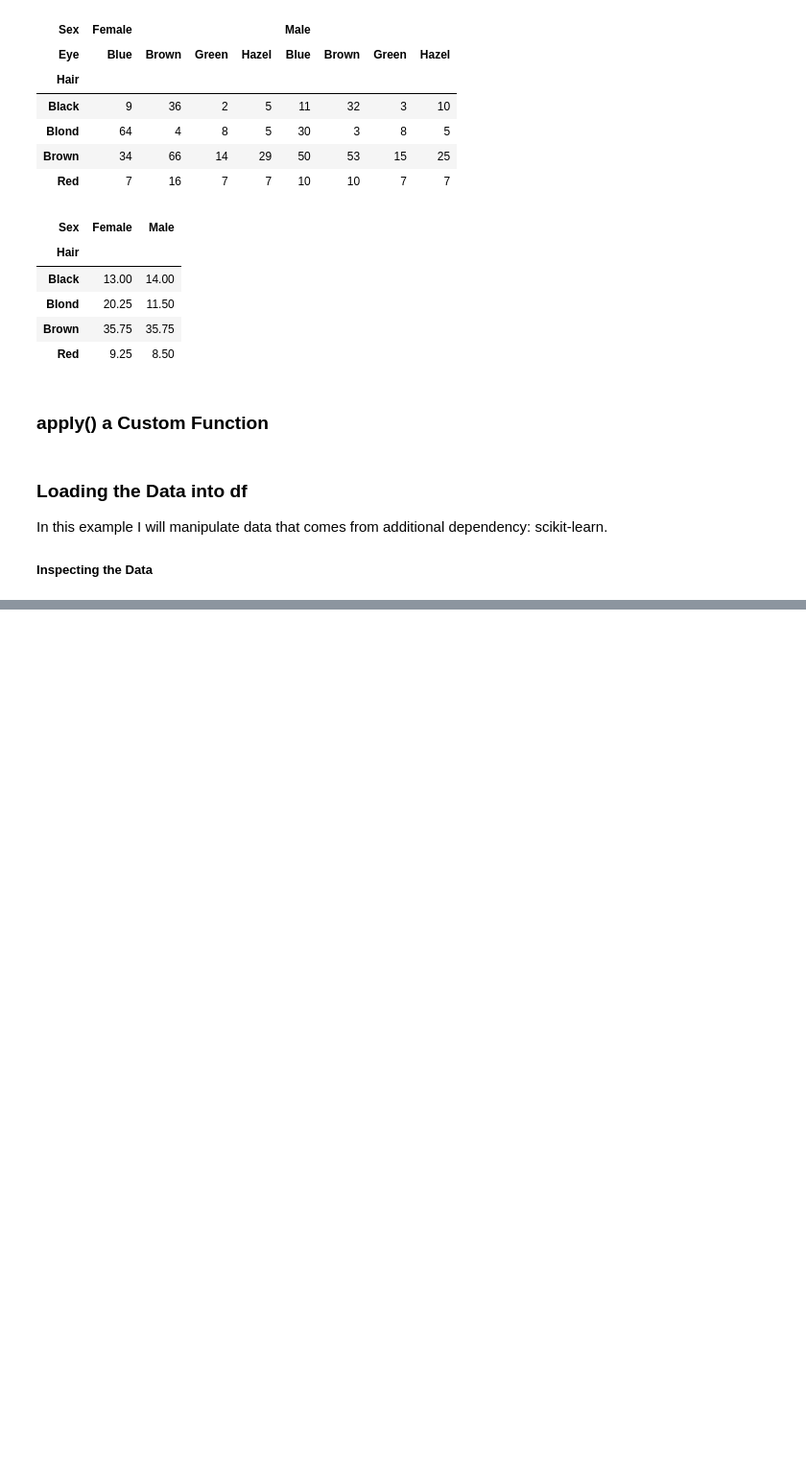
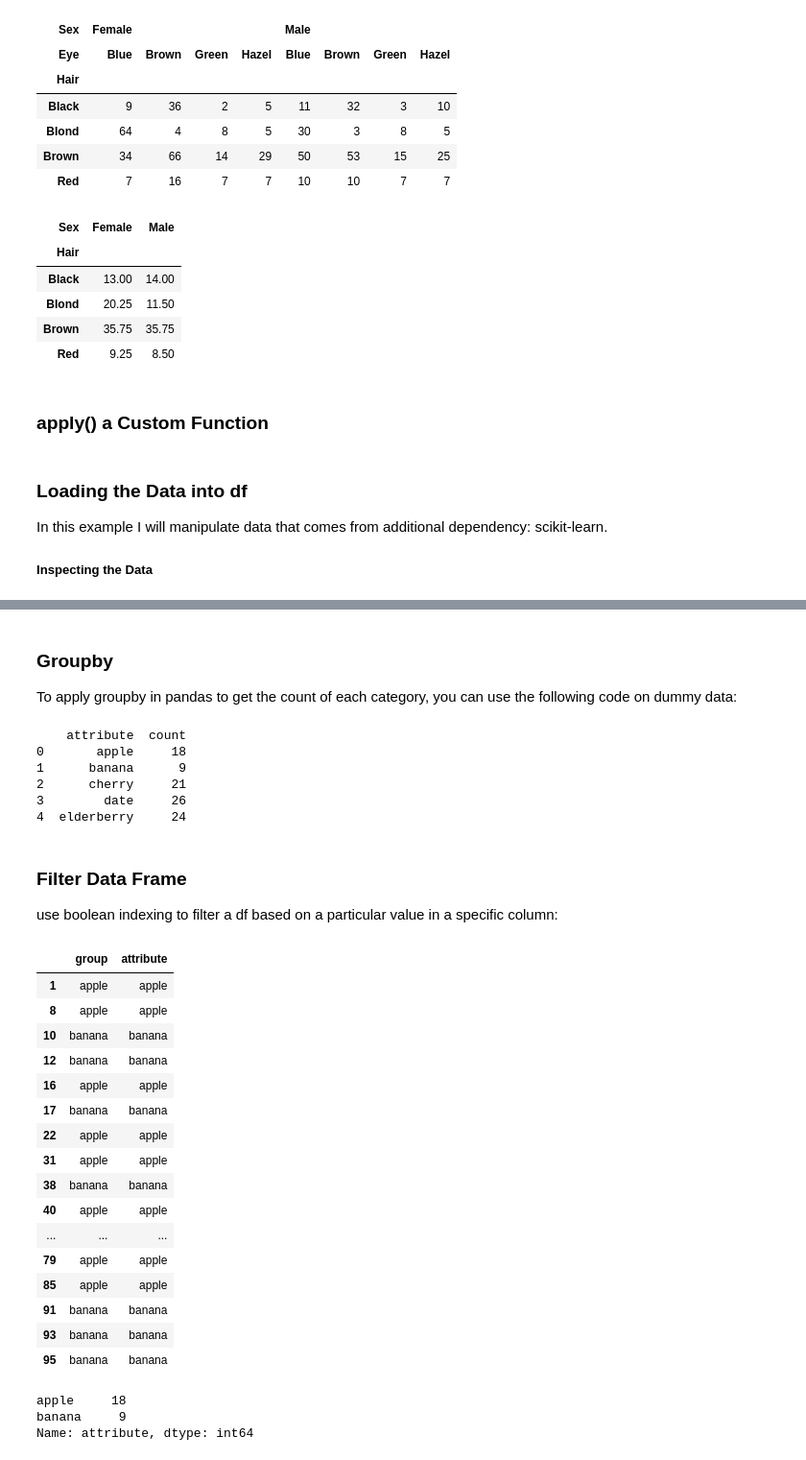
Before and after one commit to thisAKcode/thisAKcode.github.io, a Jupyter notebook: Pelican/content/post24_pandas.ipynb, the cells around one changed output, grey strips where cells are left out. Shown at 96% size. Saved outputs shown, nothing was run; the diff lists cells and outputs as text; code cells hidden in the pictures; blank space fills up the shorter version.

```diff
--- a/Pelican/content/post24_pandas.ipynb
+++ b/Pelican/content/post24_pandas.ipynb
@@ -119,0 +157,77 @@ print(iris.DESCR)
+# %% [markdown]
+### Groupby
+To apply groupby in pandas to get the count of each category, you can use the following code on dummy data:
+# %%
+import pandas as pd
+import numpy as np
+
+# categories
+fruits = ['apple', 'banana', 'cherry', 'date', 'elderberry']
+
+# total of 100 items
+num_items = 100
+
+# Randomly choose the number of items for each fruit type
+counts = np.random.choice(range(1, num_items + 1), len(fruits), replace=False)
+counts = counts / counts.sum() * num_items
+
+# Create the data dictionary
+data = {'group': [], 'attribute': []}
+
+# Populate the data dictionary with random-sized groups
+for count, fruit in zip(counts, fruits):
+    data['group'].extend(np.repeat(fruit, int(count)))
+    data['attribute'].extend(np.tile(fruit, int(count)))
+
+df = pd.DataFrame(data)
+# shuffle the DataFrame
+df = df.sample(frac=1).reset_index(drop=True)
+
+# Apply groupby and get the count of each type of fruit
+fruit_counts = df.groupby('attribute').size().reset_index(name='count')
+print(fruit_counts)
+# %% [output]
+    attribute  count
+0       apple     18
+1      banana      9
+2      cherry     21
+3        date     26
+4  elderberry     24
+# %% [markdown]
+### Filter Data Frame
+use boolean indexing to filter a df based on a particular value in a specific column:
+# %%
+import pandas as pd
+
+# Assuming 'df' is your original DataFrame
+# For example, let's say you have a column named 'column_x' and you want to filter based on a specific value, let's call it 'desired_value'
+
+desired_value,desired_value2 = 'apple', 'banana'  # Replace this with the actual value you want to filter on
+filtered_df = df[(df['attribute'] == desired_value)  | (df['attribute'] == desired_value2)]
+
+# Now, 'filtered_df' contains only the rows where 'column_x' has the value equal to 'desired_value'
+filtered_df
+# %% [output]
+|  | group | attribute |
+| 1 | apple | apple |
+| 8 | apple | apple |
+| 10 | banana | banana |
+| 12 | banana | banana |
+| 16 | apple | apple |
+| 17 | banana | banana |
+| 22 | apple | apple |
+| 31 | apple | apple |
+| 38 | banana | banana |
+| 40 | apple | apple |
+| ... | ... | ... |
+| 79 | apple | apple |
+| 85 | apple | apple |
+| 91 | banana | banana |
+| 93 | banana | banana |
+| 95 | banana | banana |
+# %%
+filtered_df.attribute.value_counts()
+# %% [output]
+apple     18
+banana     9
+Name: attribute, dtype: int64
```
Also changed, not shown: parts of 3 cells of this notebook, 33 other files.
